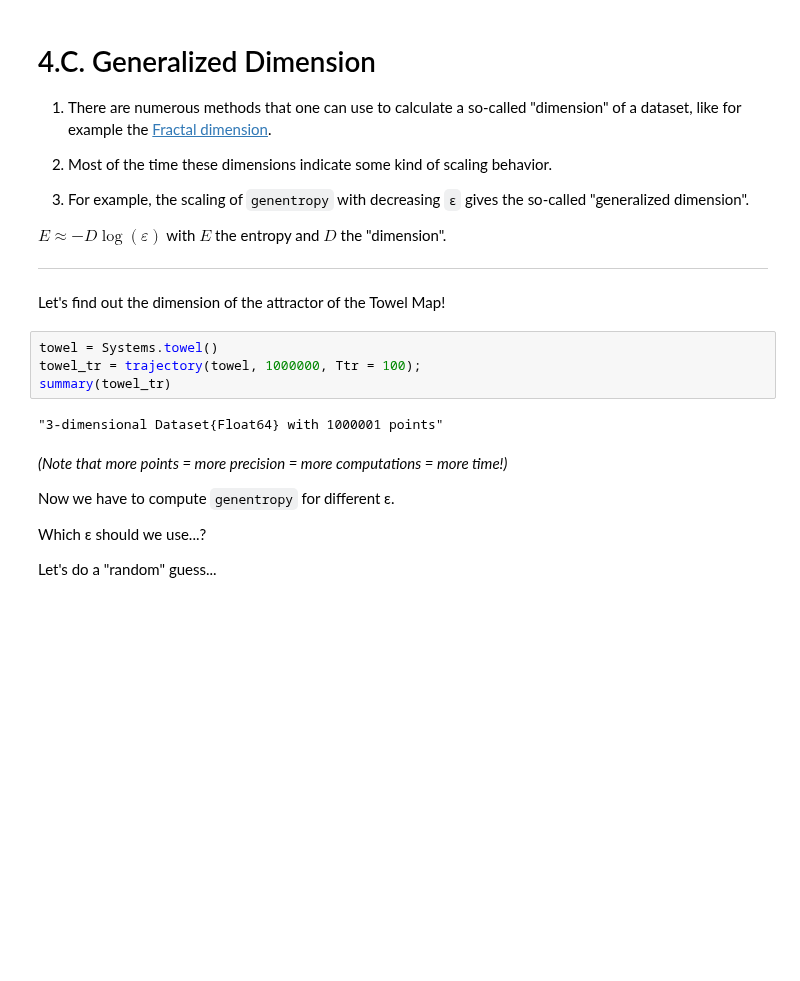
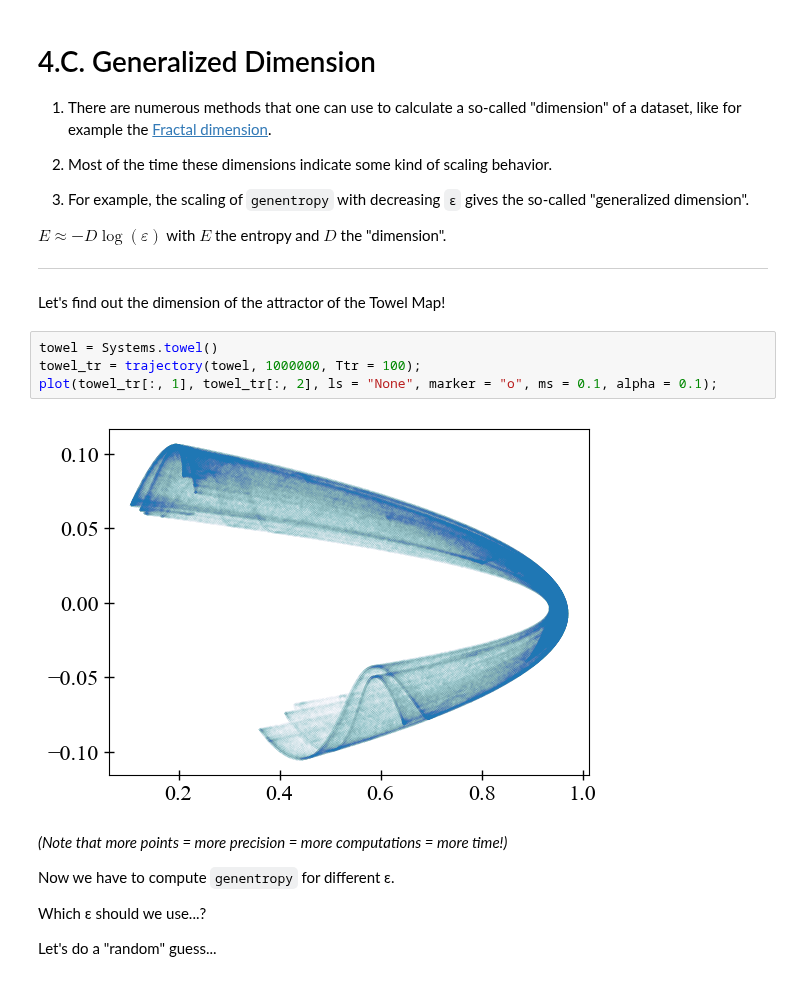
Before and after one commit to JuliaDynamics/JuliaDynamics, a Jupyter notebook: tutorials/Youtube_JuliaLang_tutorial/4. Entropies and Dimensions.ipynb, the cells around one changed output. Saved outputs shown, nothing was run; the diff lists cells and outputs as text; blank space fills up the shorter version.

```diff
--- a/tutorials/Youtube_JuliaLang_tutorial/4. Entropies and Dimensions.ipynb
+++ b/tutorials/Youtube_JuliaLang_tutorial/4. Entropies and Dimensions.ipynb
@@ -188,9 +191,9 @@ Let's find out the dimension of the attractor of the Towel Map!
 # %%
 towel = Systems.towel()
 towel_tr = trajectory(towel, 1000000, Ttr = 100);
-summary(towel_tr)
+plot(towel_tr[:, 1], towel_tr[:, 2], ls = "None", marker = "o", ms = 0.1, alpha = 0.1);
 # %% [output]
-"3-dimensional Dataset{Float64} with 1000001 points"
+[figure, added]
 # %% [markdown]
 *(Note that more points = more precision = more computations = more time!)*
 
```
Also changed, not shown: parts of 14 cells of this notebook, 15 other files.
